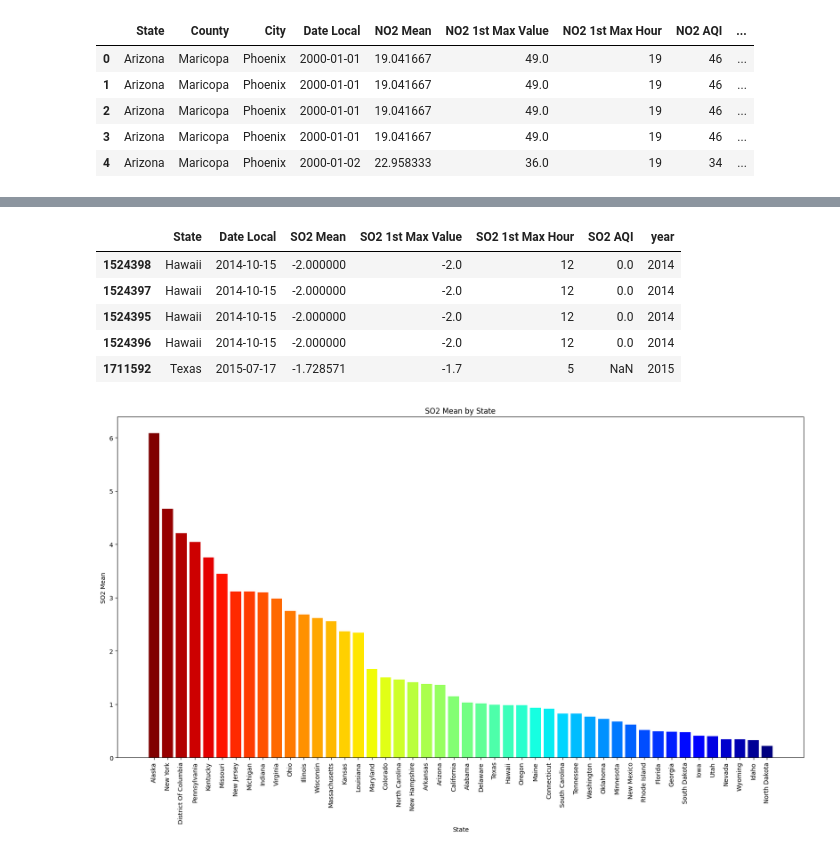
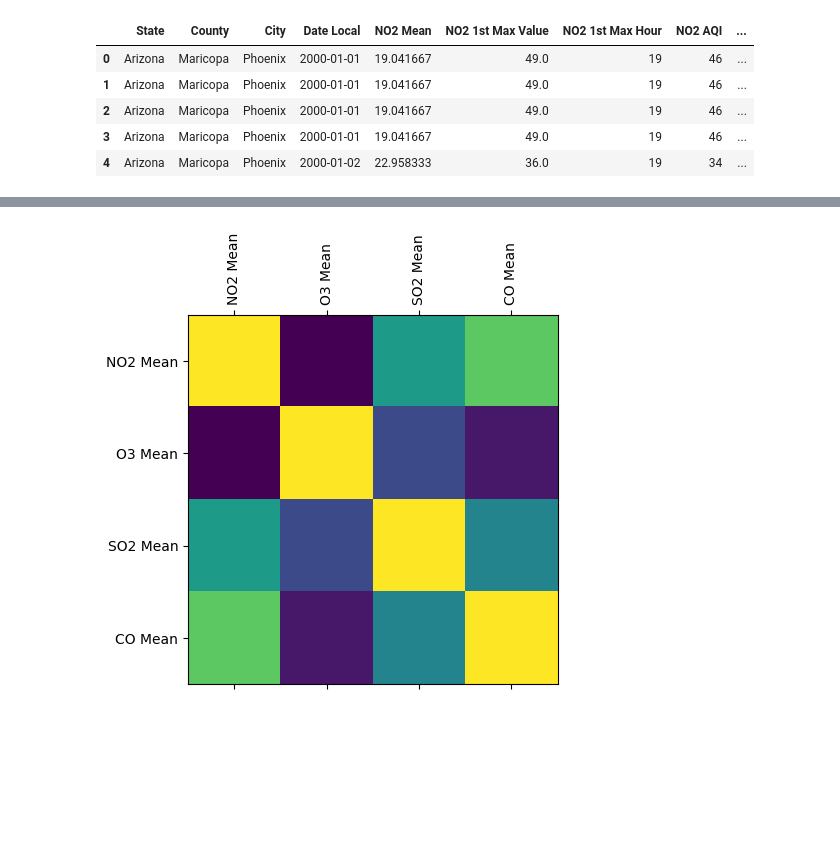
Before and after one commit to djeada/Kaggle-US-Pollution, a Jupyter notebook: Untitled.ipynb, the cells around one changed output, grey strips where cells are left out. Cells and saved outputs as stored; diff of their text form; code cells hidden in the pictures; blank space fills up the shorter version.

```diff
--- a/Untitled.ipynb
+++ b/Untitled.ipynb
@@ -19,8 +22,22 @@ df.head()
 5 rows × 29 columns
 # %%
 # Delete extraneous column
-df = df.drop(['Unnamed: 0','State Code','County Code','Address','Site Num','NO2 Units','O3 Units','SO2 Units','CO Units'], axis=1, errors='ignore')
-df = df[df.State!='Country Of Mexico']
+df = df.drop(
+    [
+        "Unnamed: 0",
+        "State Code",
+        "County Code",
+        "Address",
+        "Site Num",
+        "NO2 Units",
+        "O3 Units",
+        "SO2 Units",
+        "CO Units",
+    ],
+    axis=1,
+    errors="ignore",
+)
+df = df[df.State != "Country Of Mexico"]
 df.head()
 # %% [output]
 |  | State | County | City | Date Local | NO2 Mean | NO2 1st Max Value | NO2 1st Max Hour | NO2 AQI | ... |
@@ -97,19 +239,25 @@ plot_mean_by_state(df_c, 'O3 Mean')
-# %%
-#SO2 data
-SO2_data = df[["State","Date Local","SO2 Mean","SO2 1st Max Value", "SO2 1st Max Hour", "SO2 AQI","year"
-                          ]]
-df_c = SO2_data.sort_values('State')
-df_c = SO2_data.sort_values('SO2 Mean')
-df_c.head()
-# %% [output]
-|  | State | Date Local | SO2 Mean | SO2 1st Max Value | SO2 1st Max Hour | SO2 AQI | year |
-| 1524398 | Hawaii | 2014-10-15 | -2.000000 | -2.0 | 12 | 0.0 | 2014 |
-| 1524397 | Hawaii | 2014-10-15 | -2.000000 | -2.0 | 12 | 0.0 | 2014 |
-| 1524395 | Hawaii | 2014-10-15 | -2.000000 | -2.0 | 12 | 0.0 | 2014 |
-| 1524396 | Hawaii | 2014-10-15 | -2.000000 | -2.0 | 12 | 0.0 | 2014 |
-| 1711592 | Texas | 2015-07-17 | -1.728571 | -1.7 | 5 | NaN | 2015 |
 # %%
-plot_mean_by_state(df_c, 'SO2 Mean')
+# let's see how correlated the pollutants are
+def plot_correlation_matrix(data_frame: pd.DataFrame, collumn_names: List[str]) -> None:
+    """
+    Plots a correlation matrix for a given list of columns.
+
+    :param data_frame: the data frame holding the data
+    :param collumn_names: the columns to plot
+    """
+    temp_df = data_frame[collumn_names]
+    temp_df = temp_df.dropna()
+    corr = temp_df.corr()
+    fig, ax = plt.subplots()
+    ax.matshow(corr)
+    ax.set_xticks(range(len(corr.columns)))
+    ax.set_yticks(range(len(corr.columns)))
+    ax.set_xticklabels(corr.columns, rotation=90)
+    ax.set_yticklabels(corr.columns)
+    plt.show()
+
+
+plot_correlation_matrix(df, ["NO2 Mean", "O3 Mean", "SO2 Mean", "CO Mean"])
 # %% [output]
-[figure, old version]
+[figure, new version]
 # %%
```
Also changed, not shown: parts of 13 cells of this notebook, 2 other files.
